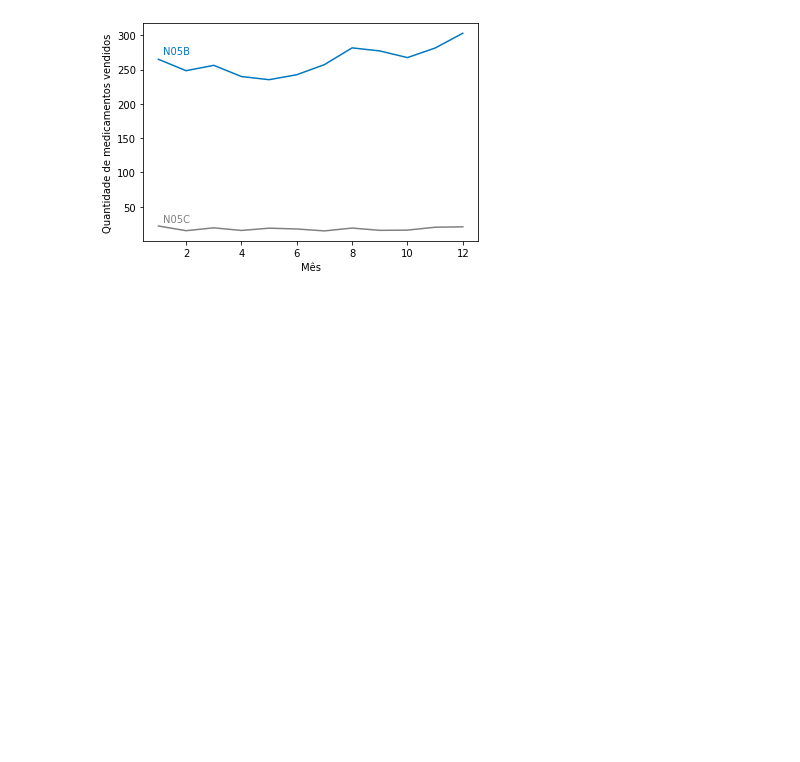
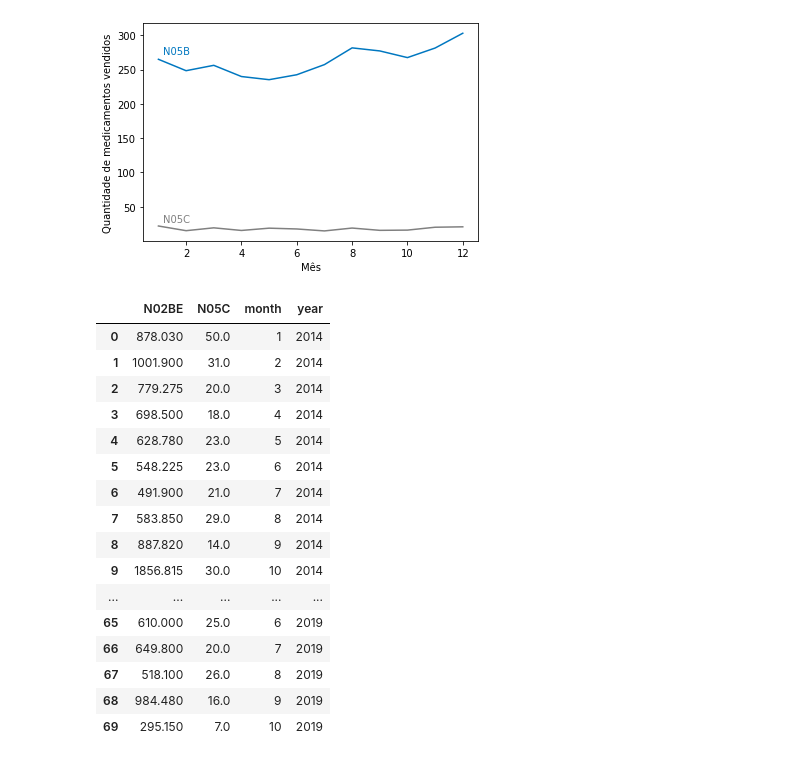
Before and after one commit to ailafelixa/EDA-Pharmaceutical-Sales, a Jupyter notebook: pharma-sales-analysis.ipynb, the cells around one changed output. Cells and saved outputs as stored; diff of their text form; code cells hidden in the pictures; blank space fills up the shorter version.

```diff
--- a/pharma-sales-analysis.ipynb
+++ b/pharma-sales-analysis.ipynb
@@ -485,3 +485,29 @@ mx5.set(xlabel='Mês', ylabel='Quantidade de medicamentos vendidos')
 # %% [output]
 [Text(0.5, 0, 'Mês'), Text(0, 0.5, 'Quantidade de medicamentos vendidos')]
 [figure]
+# %%
+#Vamos por fim analisar se a tendência de vendas mensal para as classes de medicamentos mais e menos vendidas.
+#Para isso, vamos novamente analisar novamente nosso start-point e nosso end-point
+
+df_2yb = deepcopy(df_2y)
+df_2yb = df_2yb.loc[:,['N02BE', 'N05C', 'month', 'year']]
+df_2yb = df_2yb.loc[(df_2yb.year==2014) | (df_2yb.year==2019)]
+df_2yb
+# %% [output]
+|  | N02BE | N05C | month | year |
+| 0 | 878.030 | 50.0 | 1 | 2014 |
+| 1 | 1001.900 | 31.0 | 2 | 2014 |
+| 2 | 779.275 | 20.0 | 3 | 2014 |
+| 3 | 698.500 | 18.0 | 4 | 2014 |
+| 4 | 628.780 | 23.0 | 5 | 2014 |
+| 5 | 548.225 | 23.0 | 6 | 2014 |
+| 6 | 491.900 | 21.0 | 7 | 2014 |
+| 7 | 583.850 | 29.0 | 8 | 2014 |
+| 8 | 887.820 | 14.0 | 9 | 2014 |
+| 9 | 1856.815 | 30.0 | 10 | 2014 |
+| ... | ... | ... | ... | ... |
+| 65 | 610.000 | 25.0 | 6 | 2019 |
+| 66 | 649.800 | 20.0 | 7 | 2019 |
+| 67 | 518.100 | 26.0 | 8 | 2019 |
+| 68 | 984.480 | 16.0 | 9 | 2019 |
+| 69 | 295.150 | 7.0 | 10 | 2019 |
```
Also changed, not shown: parts of 5 cells of this notebook.
